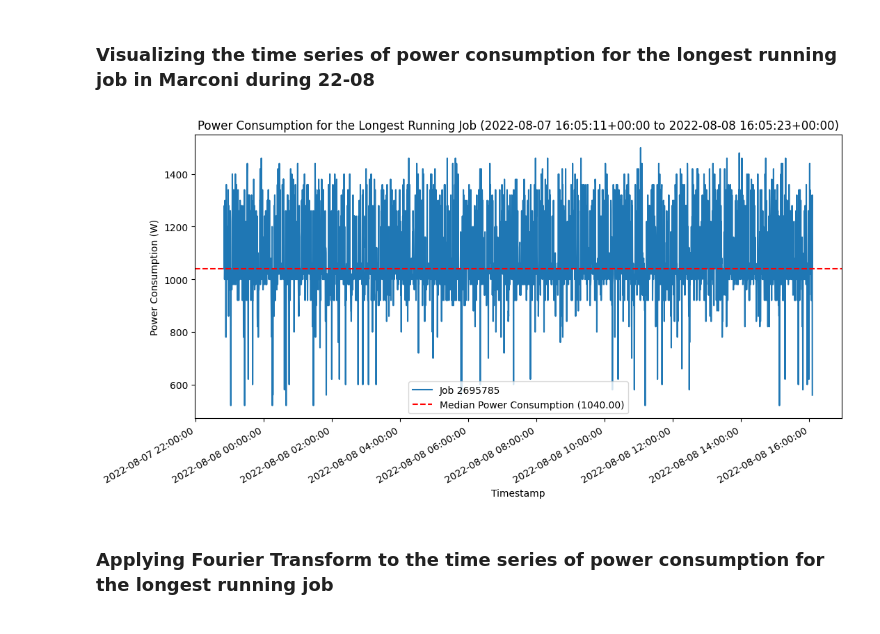
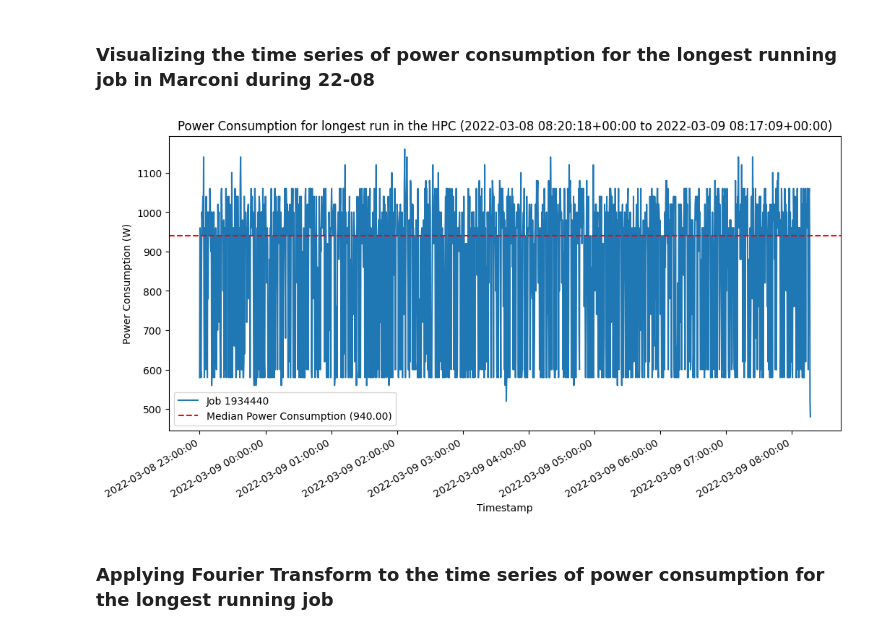
Before and after one commit to Marthyna/hpc-energy-consumption-profiling, a Jupyter notebook: notes/experiments.ipynb, the cells around one changed output. Drawn from its saved outputs; the diff is of its cells as text; code cells hidden in the pictures.

```diff
--- a/notes/experiments.ipynb
+++ b/notes/experiments.ipynb
@@ -1,5 +1,9 @@
 # %%
 # defining globals
-job_info_file_partial_path = 'plugin=job_table/metric=job_info_marconi100/a_0_filter123_singlenode.csv'
-total_power_file_partial_path = 'plugin=ipmi_pub/metric=total_power/a_0_filter123_singlenode.csv'
-column_dtypes = {'resv_name': object, 'wait4switch': object}
+job_info_partial_filepath = 'plugin=job_table/metric=job_info_marconi100/a_0_filter123_multinode.csv'
+total_power_partial_filepath = 'plugin=ipmi_pub/metric=total_power/a_0_filter123_multinode.csv'
+column_dtypes = {'resv_name': str, 'wckey': str}
+start_time_col = 'start_time'
+run_time_col = 'run_time'
+end_time_col = 'end_time'
+sum_time_col = 'sum_time'
@@ -112,45 +160,55 @@ Number of rows in merged DataFrame: 12914
 # %% [markdown]
 ### Visualizing the time series of power consumption for the longest running job in Marconi during 22-08
 # %%
-import matplotlib.pyplot as plt
 import matplotlib.dates as mdates
 
 timestamp_col = 'timestamp'
 runtime_col = 'run_time'
 power_col = 'value'
 
-# Find the rows corresponding to the longest running job
+month_path = os.path.join(root_directory, "year_month=22-03") # month = August 2022
+
+# Build merged df for the month of August 2022
+if os.path.isdir(month_path):
+    job_info_filepath = os.path.join(month_path, job_info_partial_filepath)
+    total_power_filepath = os.path.join(month_path, total_power_partial_filepath)
+
+    if os.path.exists(job_info_filepath) and os.path.exists(total_power_filepath):
+        job_info_chunks = pd.read_csv(job_info_filepath, dtype=column_dtypes, chunksize=chunk_size)
+        total_power_chunks = pd.read_csv(total_power_filepath, chunksize=chunk_size)
+        merged_df = pd.DataFrame()
+
+        for job_info_chunk, total_power_chunk in zip(job_info_chunks, total_power_chunks):
+            merged_df_chunk = pd.merge(job_info_chunk, total_power_chunk, on='job_id', how='inner')
+            merged_df = pd.concat([merged_df, merged_df_chunk], ignore_index=True)
+
+# Find the row corresponding to the longest running job
 longest_running_job_row = merged_df.loc[merged_df[runtime_col].idxmax()]
-
-# Extract the information
 start_time = longest_running_job_row['start_time']
 end_time = longest_running_job_row['end_time']
 
 # DataFrame containing the timestamp and power consumption values for the job with the longest run time
 longest_running_job_power = merged_df[merged_df['job_id'] == longest_running_job_row['job_id']][[timestamp_col, power_col]]
 
 # Calculate the median of power consumption
 median_power_consumption = longest_running_job_power[power_col].median()
 
 # Convert timestamp values to datetime objects
 longest_running_job_power[timestamp_col] = pd.to_datetime(longest_running_job_power[timestamp_col])
 
 # Plot the time series of power consumption for the longest running job
 plt.figure(figsize=(12, 6))
 plt.plot(longest_running_job_power[timestamp_col], longest_running_job_power[power_col], label=f'Job {longest_running_job_row["job_id"]}')
 plt.axhline(y=median_power_consumption, color='r', linestyle='--', label=f'Median Power Consumption ({median_power_consumption:.2f})')
-plt.title(f'Power Consumption for the Longest Running Job ({start_time} to {end_time})')
+plt.title(f'Power Consumption for longest run in the HPC ({start_time} to {end_time})')
 plt.xlabel('Timestamp')
 plt.ylabel('Power Consumption (W)')
-
-# Format the timestamp labels
 plt.gca().xaxis.set_major_formatter(mdates.DateFormatter('%Y-%m-%d %H:%M:%S'))
 plt.gcf().autofmt_xdate()  # Auto-format the x-axis date labels for better readability
-
 plt.legend()
 plt.show()
 # %% [output]
-[figure, old version]
+[figure, new version]
 # %% [markdown]
 ### Applying Fourier Transform to the time series of power consumption for the longest running job
 # %%
```
Also changed, not shown: parts of 18 cells of this notebook, 1 other file.
